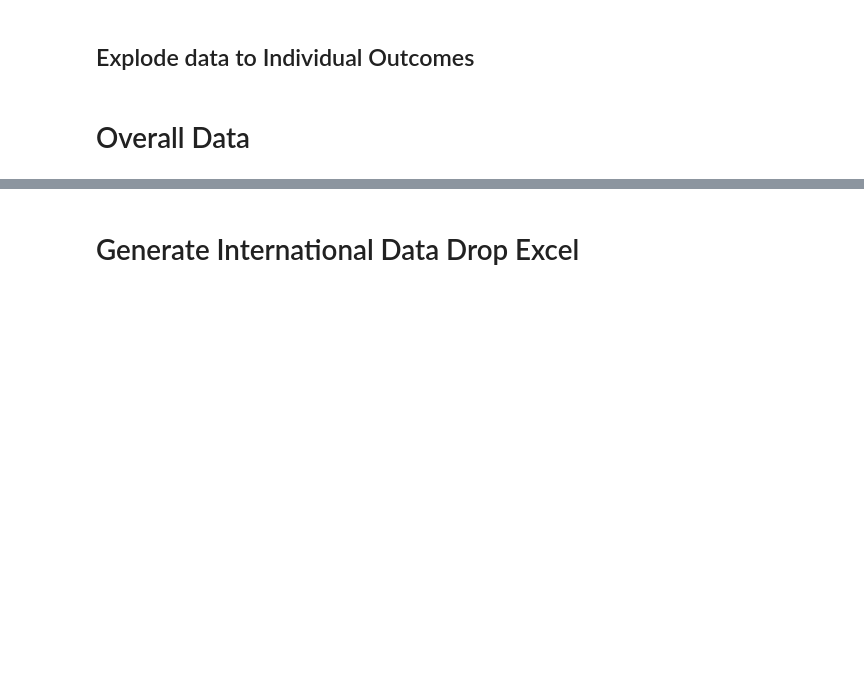
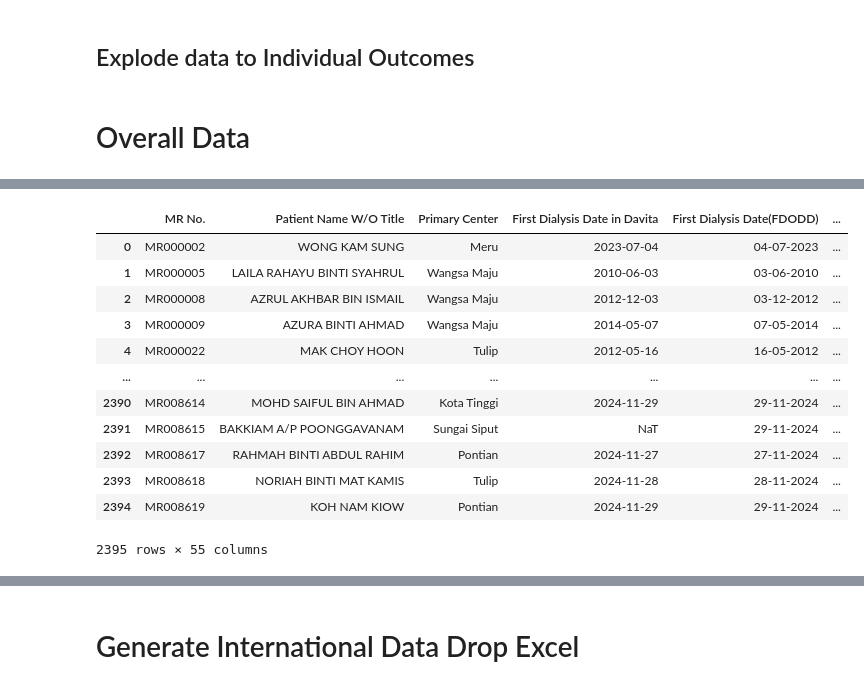
Before and after one commit to AshrafRafizaDaVita/Clinical-Data, a Jupyter notebook: Clinical-Data.ipynb, the cells around one changed output, grey strips where cells are left out. Saved outputs shown, nothing was run; the diff lists cells and outputs as text; code cells hidden in the pictures; blank space fills up the shorter version.

Commit message:
New changes
Add read and update results with latest

```diff
--- a/Clinical-Data.ipynb
+++ b/Clinical-Data.ipynb
@@ -13,0 +18,6 @@ selected_month = '2024-11'
+# %%
+lab_result = readResult(selected_month)
+hb = monthly_hb(lab_result)
+phos = monthly_phos(lab_result)
+
+phos
@@ -29,0 +109,18 @@ dfs = replaceNullResult(allData)
+# %%
+df = update_hb(dfs, hb)
+
+df
+# %% [output]
+|  | MR No. | Patient Name W/O Title | Primary Center | First Dialysis Date in Davita | First Dialysis Date(FDODD) | ... |
+| 0 | MR000002 | WONG KAM SUNG | Meru | 2023-07-04 | 04-07-2023 | ... |
+| 1 | MR000005 | LAILA RAHAYU BINTI SYAHRUL | Wangsa Maju | 2010-06-03 | 03-06-2010 | ... |
+| 2 | MR000008 | AZRUL AKHBAR BIN ISMAIL | Wangsa Maju | 2012-12-03 | 03-12-2012 | ... |
+| 3 | MR000009 | AZURA BINTI AHMAD | Wangsa Maju | 2014-05-07 | 07-05-2014 | ... |
+| 4 | MR000022 | MAK CHOY HOON | Tulip | 2012-05-16 | 16-05-2012 | ... |
+| ... | ... | ... | ... | ... | ... | ... |
+| 2390 | MR008614 | MOHD SAIFUL BIN AHMAD | Kota Tinggi | 2024-11-29 | 29-11-2024 | ... |
+| 2391 | MR008615 | BAKKIAM A/P POONGGAVANAM | Sungai Siput | NaT | 29-11-2024 | ... |
+| 2392 | MR008617 | RAHMAH BINTI ABDUL RAHIM | Pontian | 2024-11-27 | 27-11-2024 | ... |
+| 2393 | MR008618 | NORIAH BINTI MAT KAMIS | Tulip | 2024-11-28 | 28-11-2024 | ... |
+| 2394 | MR008619 | KOH NAM KIOW | Pontian | 2024-11-29 | 29-11-2024 | ... |
+2395 rows × 55 columns
```
Also changed, not shown: parts of 9 cells of this notebook, 3 other files.
